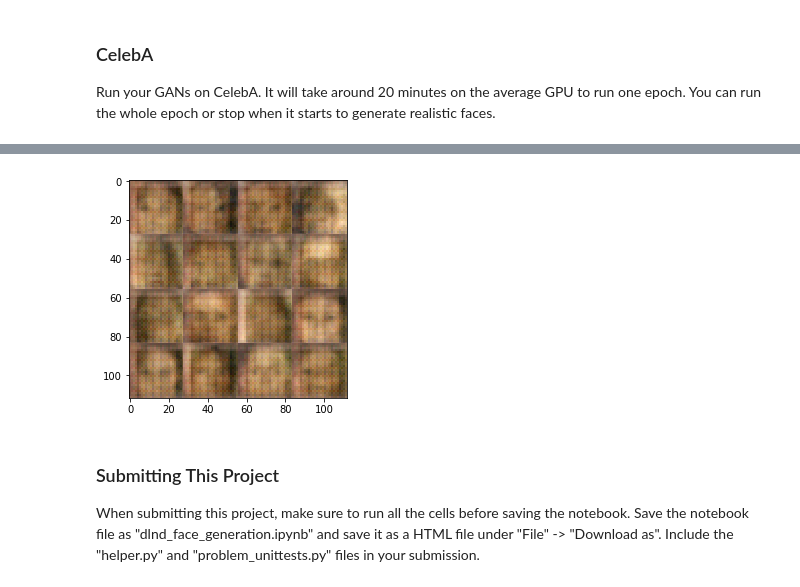
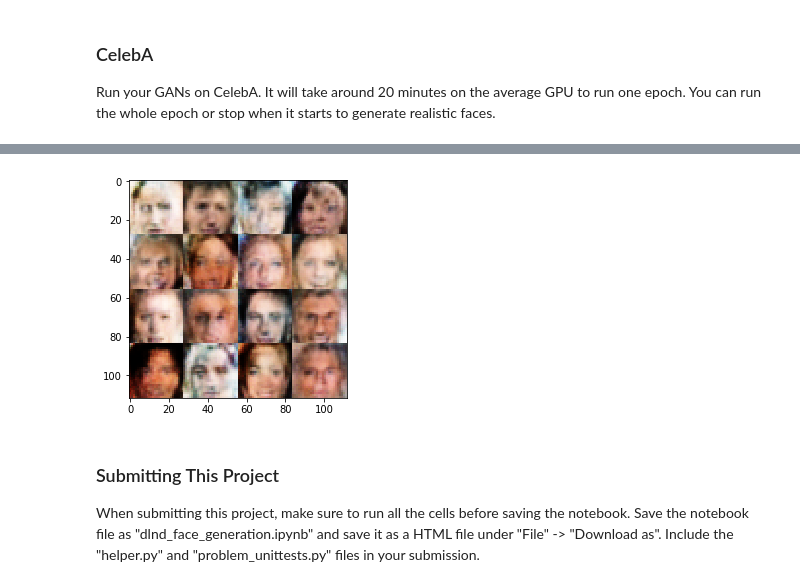
Before and after one commit to raghurajah/deep-learning, a Jupyter notebook: face_generation/dlnd_face_generation.ipynb, the cells around one changed output, grey strips where cells are left out. Drawn from its saved outputs; the diff is of its cells as text; code cells hidden in the pictures.

```diff
--- a/face_generation/dlnd_face_generation.ipynb
+++ b/face_generation/dlnd_face_generation.ipynb
@@ -144,7 +144,7 @@ def discriminator(images, reuse=False):
     """
     # TODO: Implement Function
     # leaky relu leakage
-    alpha = 0.2
+    alpha = 0.1
 
     with tf.variable_scope('discriminator', reuse=reuse):
         # Input layer is 28x28xoutput_dim
@@ -186,7 +186,7 @@ def generator(z, out_channel_dim, is_train=True, reuse=False):
 
     with tf.variable_scope('generator', reuse= not is_train):
         # leaky relu leakage
-        alpha = 0.2
+        alpha = 0.1
 
         g1 = tf.layers.dense(z, 7*7*512)
         g1 = tf.reshape(g1, (-1, 7, 7, 512))
@@ -278,8 +278,10 @@ def model_opt(d_loss, g_loss, learning_rate, beta1):
     g_vars = [var for var in t_vars if var.name.startswith('generator')]
     d_vars = [var for var in t_vars if var.name.startswith('discriminator')]
 
-    d_train_opt = tf.train.AdamOptimizer(learning_rate, beta1=beta1).minimize(d_loss, var_list=d_vars)
-    g_train_opt = tf.train.AdamOptimizer(learning_rate, beta1=beta1).minimize(g_loss, var_list=g_vars)
+    with tf.control_dependencies(tf.get_collection(tf.GraphKeys.UPDATE_OPS)):
+        d_train_opt = tf.train.AdamOptimizer(learning_rate, beta1=beta1).minimize(d_loss, var_list=d_vars)
+        g_train_opt = tf.train.AdamOptimizer(learning_rate, beta1=beta1).minimize(g_loss, var_list=g_vars)
+
     return d_train_opt, g_train_opt
 
 
@@ -352,11 +354,12 @@ def train(epoch_count, batch_size, z_dim, learning_rate, beta1, get_batches, dat
         for epoch_i in range(epoch_count):
             for batch_images in get_batches(batch_size):
                 # TODO: Train Model
+                batch_images = batch_images * 2
                 batch_z = np.random.uniform(-1, 1, size=(batch_size, z_dim))
 
                 # Run optimizers
                 _ = sess.run(d_train_opt, feed_dict={input_real: batch_images, input_z: batch_z, ph_learning_rate: learning_rate})
-                _ = sess.run(g_train_opt, feed_dict={input_z: batch_z, ph_learning_rate: learning_rate})
+                _ = sess.run(g_train_opt, feed_dict={input_real: batch_images, input_z: batch_z, ph_learning_rate: learning_rate})
 
             # At the end of each epoch, get the losses and print them out
             train_loss_d = sess.run(d_loss, {input_z: batch_z, input_real: batch_images})
@@ -397,10 +400,10 @@ Epoch 2/2... Discriminator Loss: 0.4388... Generator Loss: 2.7569
 ### CelebA
 Run your GANs on CelebA.  It will take around 20 minutes on the average GPU to run one epoch.  You can run the whole epoch or stop when it starts to generate realistic faces.
 # %%
-batch_size = 100
-z_dim = 32
-learning_rate = 0.001
-beta1 = 0.1
+batch_size = 64
+z_dim = 256
+learning_rate = 0.0001
+beta1 = 0.05
 
 
 """
@@ -417,4 +420,4 @@ Epoch 1/1... Discriminator Loss: 1.3383... Generator Loss: 0.5863
-[figure, old version]
+[figure, new version]
 # %% [markdown]
 ### Submitting This Project
 When submitting this project, make sure to run all the cells before saving the notebook. Save the notebook file as "dlnd_face_generation.ipynb" and save it as a HTML file under "File" -> "Download as". Include the "helper.py" and "problem_unittests.py" files in your submission.
```
Also changed, not shown: parts of 2 cells of this notebook.
